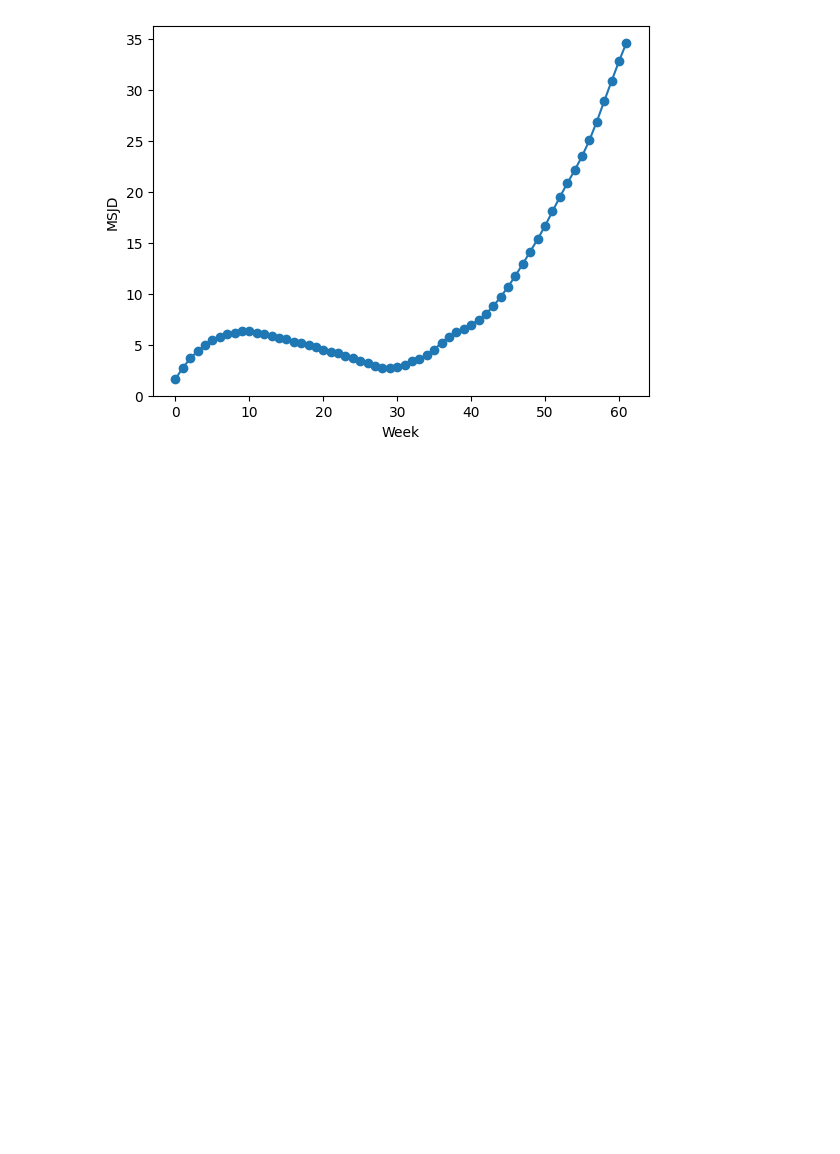
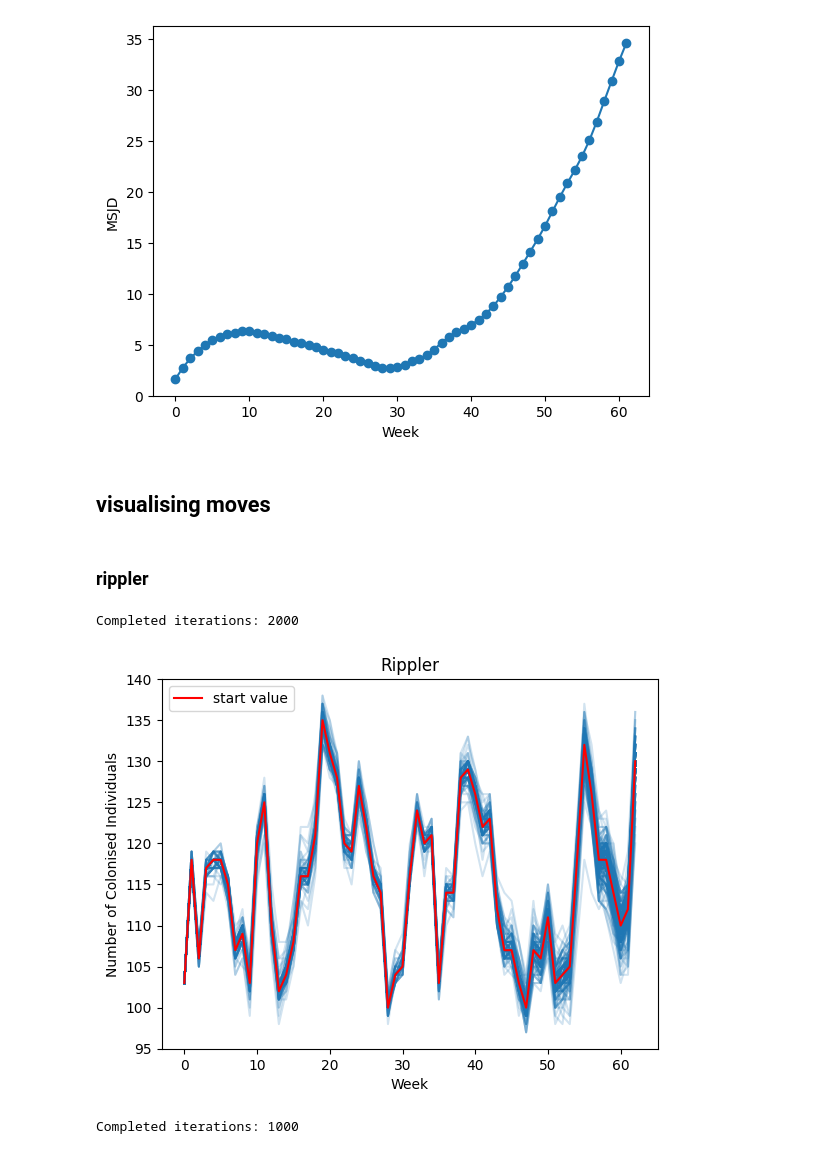
Before and after one commit to neilljn/AntiDOTE_Methods, a Jupyter notebook: experiments/sim_study_rippler_no_seasonality/results.ipynb, the cells around one changed output. Drawn from its saved outputs; the diff is of its cells as text; code cells hidden in the pictures; blank space fills up the shorter version.

Commit message:
added move visualisations

```diff
--- a/experiments/sim_study_rippler_no_seasonality/results.ipynb
+++ b/experiments/sim_study_rippler_no_seasonality/results.ipynb
@@ -530,3 +530,7 @@ plt.ylabel("MSJD")
 plt.show()
 # %% [output]
 [figure]
+# %% [markdown]
+## visualising moves
+# %% [markdown]
+### rippler
@@ -532,0 +652,30 @@ plt.show()
+# %%
+# runnning the moves (1)
+K = 2000
+K_latent = 1
+moves_1 = inference_rippler_moves(test_results,N,h,gamma,T,seasonal_matrix_G,seasonal_matrix_H,age,sex,sens,spec,theta_start,X_start,K,K_latent,1)
+# %% [output]
+Completed iterations: 2000
+# %%
+# plotting
+K = 2000
+colours = plt.cm.Blues(np.linspace(1,0,K))
+for k in range(K):
+    plt.plot(np.sum(moves_1[k],axis=1),color="C0",alpha=0.2)
+plt.plot(np.sum(UC_results['X'],axis=1),color="red",label="start value")
+plt.legend()
+#plt.ylim(85,150)
+plt.ylim(95,140)
+plt.title(r'Rippler')
+plt.xlabel("Week")
+plt.ylabel("Number of Colonised Individuals")
+plt.show()
+# %% [output]
+[figure, added]
+# %%
+# runnning the moves (100)
+K = 1000
+K_latent = 100
+moves = inference_rippler_moves(test_results,N,h,gamma,T,seasonal_matrix_G,seasonal_matrix_H,age,sex,sens,spec,theta_start,X_start,K,K_latent,1)
+# %% [output]
+Completed iterations: 1000
```
Also changed, not shown: parts of 18 cells of this notebook, 3 other files.
